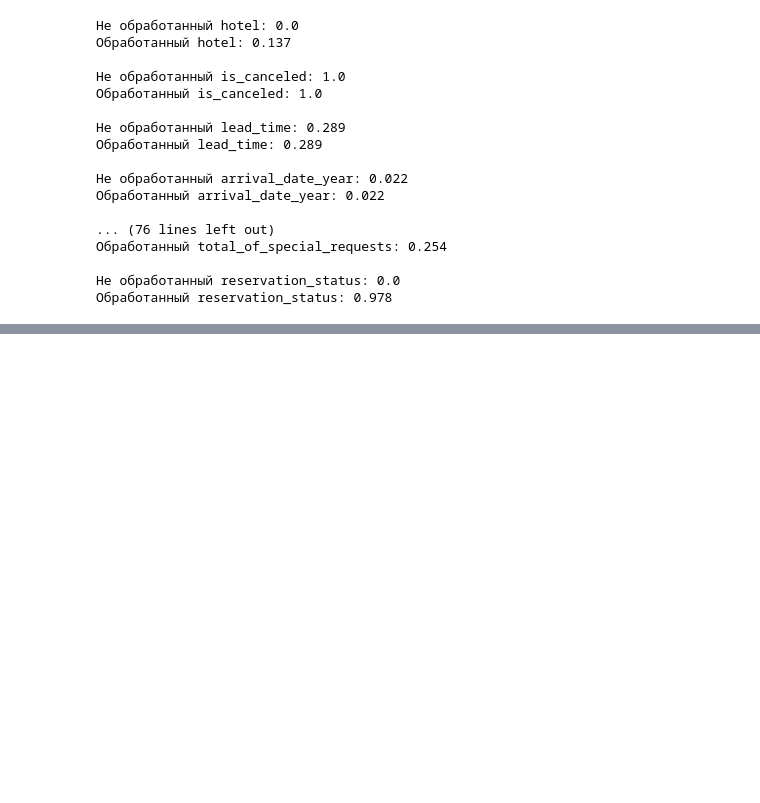
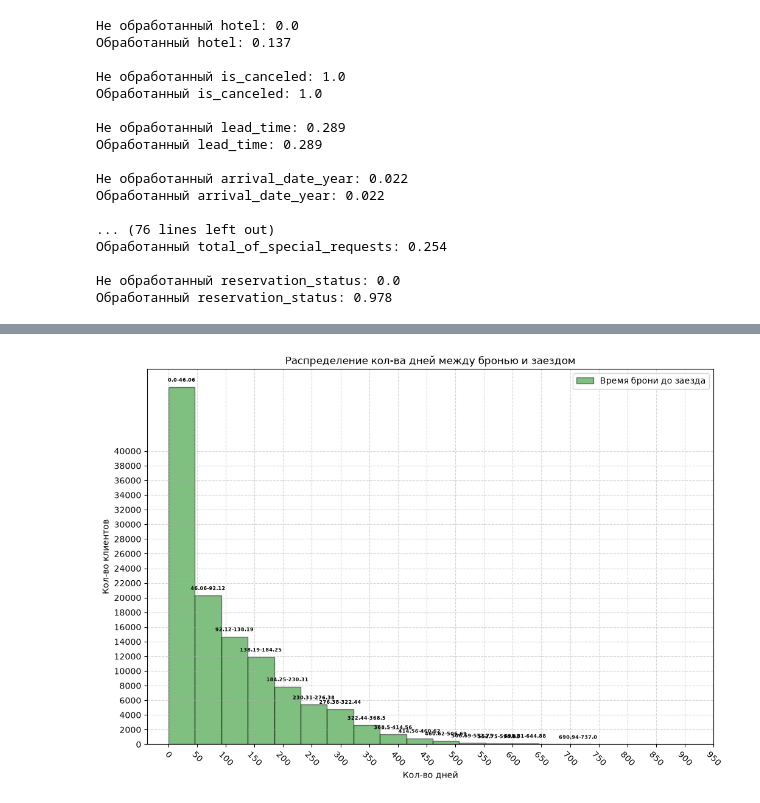
Before and after one commit to fblfca/pet_project2, a Jupyter notebook: notebooks/01_data_exploration.ipynb, the cells around one changed output, grey strips where cells are left out. Saved outputs shown, nothing was run; the diff lists cells and outputs as text; code cells hidden in the pictures; blank space fills up the shorter version.

Commit message:
partial_data_visualization

```diff
--- a/notebooks/01_data_exploration.ipynb
+++ b/notebooks/01_data_exploration.ipynb
@@ -508,0 +530,4 @@ for col in df_prep_dcor_matrix.index:
+# %%
+df_int = df_prep.copy()
+df_int[non_numeric_cols] = encoder2.inverse_transform(df_prep[non_numeric_cols])
+df_int[corr_cols].head()
@@ -508,0 +541,40 @@ for col in df_prep_dcor_matrix.index:
+# %%
+plt.figure(figsize=(12, 8))
+
+counts, bins, patches = plt.hist(
+    df_int['lead_time'],
+    bins=16,
+    color='green',
+    edgecolor='black',
+    alpha=0.5,
+    label='Время брони до заезда'
+)
+
+for count, patch in zip(counts, patches):
+    if patch.get_height() > 0:
+        plt.annotate(
+            f'{np.round(patch.get_x(), 2)}-{np.round(patch.get_x() + patch.get_width(), 2)}',
+            xy=(
+                patch.get_x() + patch.get_width() / 2,
+                patch.get_height()
+            ),
+            xytext=(0, 5),
+            fontsize=6,
+            color='black',
+            textcoords="offset points",
+            ha="center",
+            va="bottom",
+            weight='bold'
+        )
+
+plt.title('Распределение кол-ва дней между бронью и заездом')
+plt.xlabel('Кол-во дней')
+plt.ylabel('Кол-во клиентов')
+plt.yticks(np.arange(0, 42_000, 2_000))
+plt.xticks(np.arange(0, 1000, 50), rotation=-45)
+
+plt.grid(True, linestyle='--', alpha=0.5)
+plt.legend()
+plt.show()
+# %% [output]
+[figure, added]
```
Also changed, not shown: parts of 6 cells of this notebook, 2 other files.
